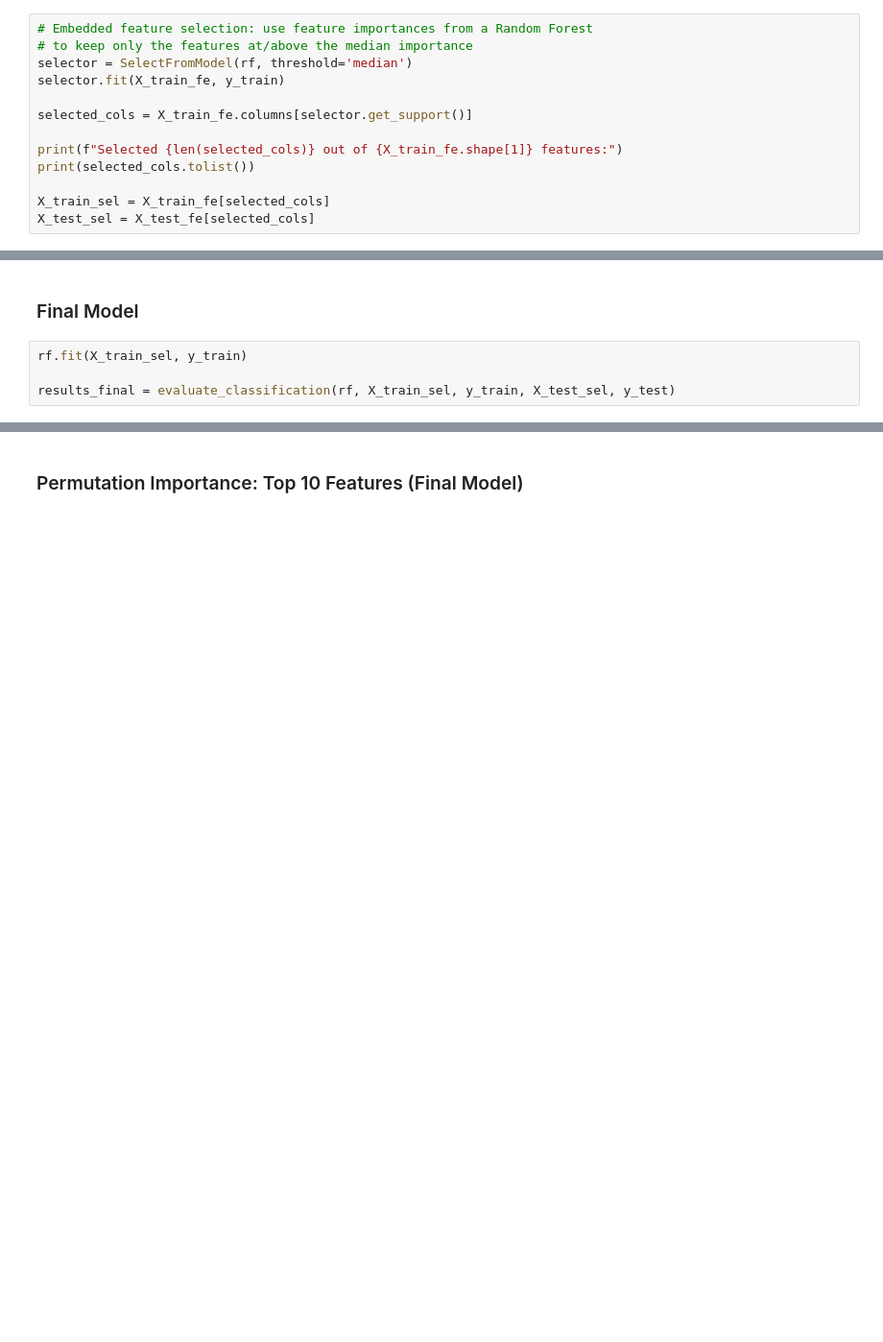
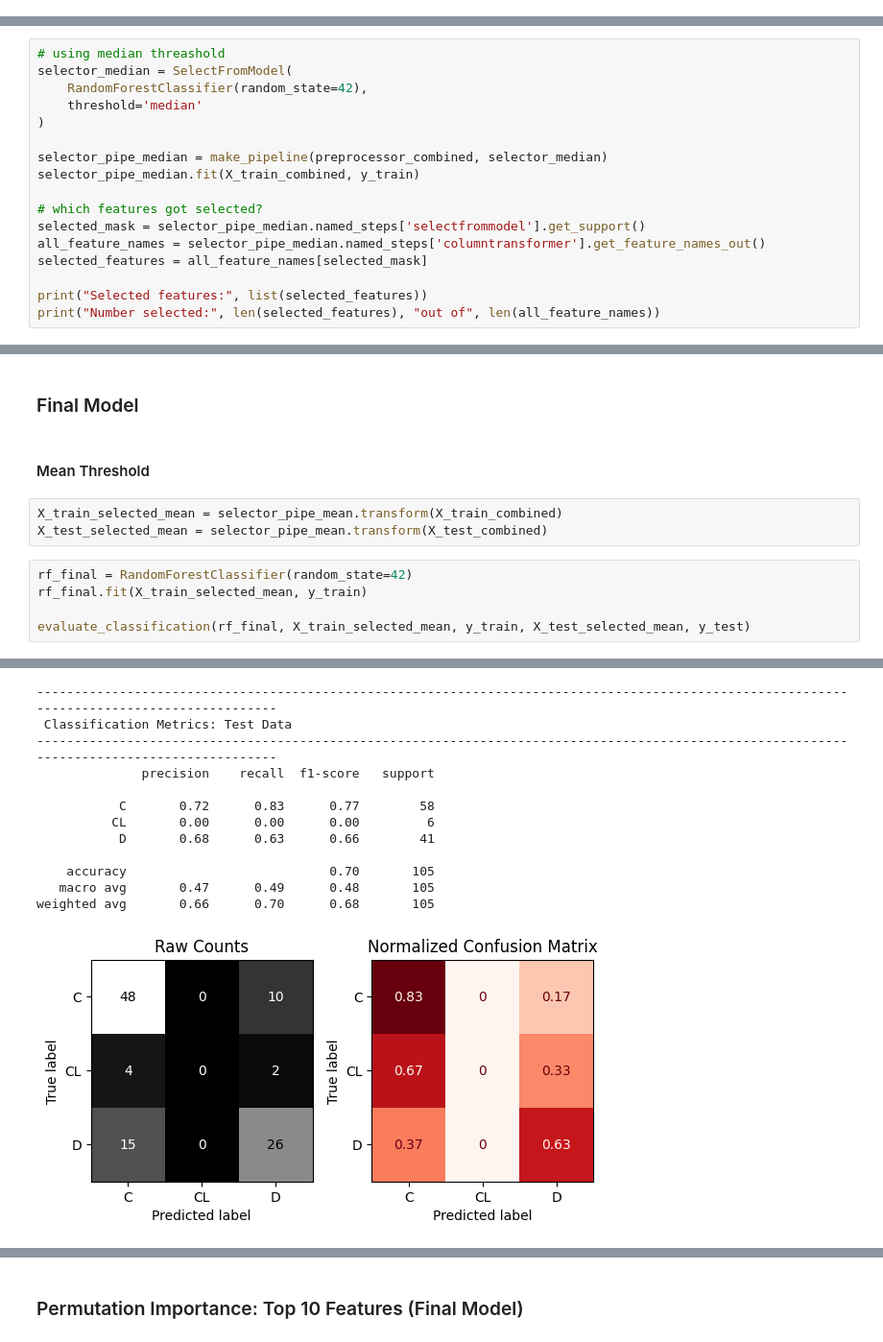
Before and after one commit to swirita/Cirrhosis-Prediction, a Jupyter notebook: Cirrhosis_Prediction.ipynb, the cells around one changed output, grey strips where cells are left out. Shown at 96% size. Cells and saved outputs as stored; diff of their text form; blank space fills up the shorter version.

Commit message:
Run SelectFromModel and Compared to PCA & Cluster

```diff
--- a/Cirrhosis_Prediction.ipynb
+++ b/Cirrhosis_Prediction.ipynb
@@ -1185,16 +1185,3 @@ weighted avg       0.70      0.74      0.72       105
 > - The model is still **overfitting** (train score 1.00 vs test score much lower), so feature engineering alone did not solve that either.
 # %% [markdown]
 ### 3) Feature Selection: Embedded Method (`SelectFromModel`)
-# %%
-# Embedded feature selection: use feature importances from a Random Forest
-# to keep only the features at/above the median importance
-selector = SelectFromModel(rf, threshold='median')
-selector.fit(X_train_fe, y_train)
-
-selected_cols = X_train_fe.columns[selector.get_support()]
-
-print(f"Selected {len(selected_cols)} out of {X_train_fe.shape[1]} features:")
-print(selected_cols.tolist())
-
-X_train_sel = X_train_fe[selected_cols]
-X_test_sel = X_test_fe[selected_cols]
@@ -1200,0 +1208,17 @@ X_test_sel = X_test_fe[selected_cols]
+# %%
+# using median threashold
+selector_median = SelectFromModel(
+    RandomForestClassifier(random_state=42),
+    threshold='median'
+)
+
+selector_pipe_median = make_pipeline(preprocessor_combined, selector_median)
+selector_pipe_median.fit(X_train_combined, y_train)
+
+# which features got selected?
+selected_mask = selector_pipe_median.named_steps['selectfrommodel'].get_support()
+all_feature_names = selector_pipe_median.named_steps['columntransformer'].get_feature_names_out()
+selected_features = all_feature_names[selected_mask]
+
+print("Selected features:", list(selected_features))
+print("Number selected:", len(selected_features), "out of", len(all_feature_names))
@@ -1201,6 +1228,13 @@ X_test_sel = X_test_fe[selected_cols]
 # %% [markdown]
 ### Final Model
-# %%
-rf.fit(X_train_sel, y_train)
-
-results_final = evaluate_classification(rf, X_train_sel, y_train, X_test_sel, y_test)
+# %% [markdown]
+#### Mean Threshold
+# %%
+X_train_selected_mean = selector_pipe_mean.transform(X_train_combined)
+X_test_selected_mean = selector_pipe_mean.transform(X_test_combined)
+# %%
+rf_final = RandomForestClassifier(random_state=42)
+rf_final.fit(X_train_selected_mean, y_train)
+
+evaluate_classification(rf_final, X_train_selected_mean, y_train, X_test_selected_mean, y_test)
+# %% [output]
@@ -1206,0 +1254,13 @@ results_final = evaluate_classification(rf, X_train_sel, y_train, X_test_sel, y_
+--------------------------------------------------------------------------------------------------------------------------------------------
+ Classification Metrics: Test Data
+--------------------------------------------------------------------------------------------------------------------------------------------
+              precision    recall  f1-score   support
+
+           C       0.72      0.83      0.77        58
+          CL       0.00      0.00      0.00         6
+           D       0.68      0.63      0.66        41
+
+    accuracy                           0.70       105
+   macro avg       0.47      0.49      0.48       105
+weighted avg       0.66      0.70      0.68       105
+[figure, added]
```
Also changed, not shown: parts of 12 cells of this notebook.
